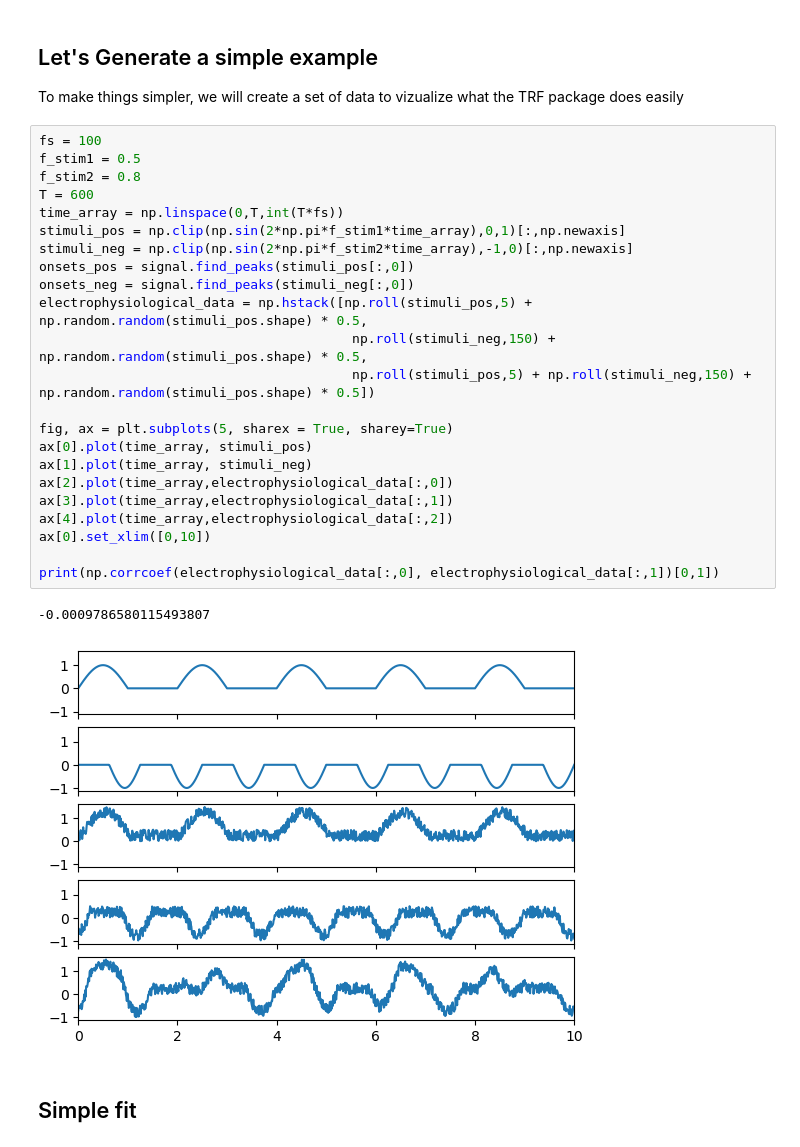
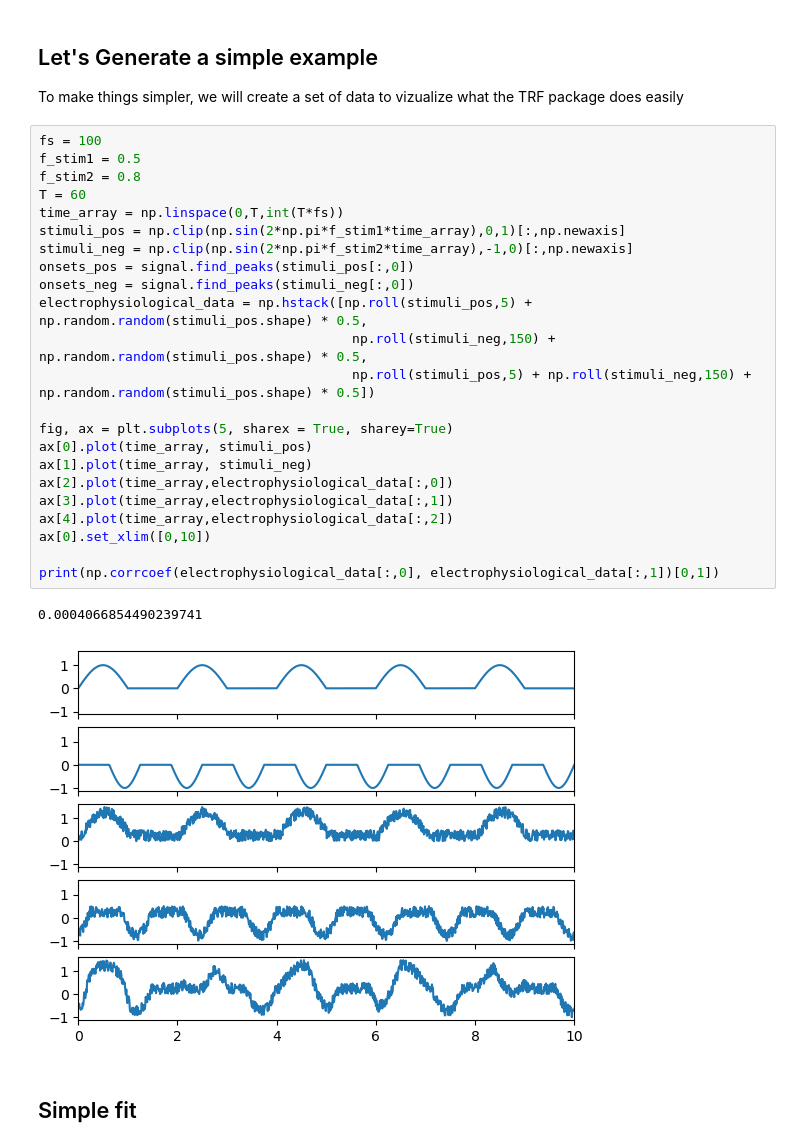
Before and after one commit to phg17/sPyEEG, a Jupyter notebook: demos/trf_forward_example.ipynb, the cells around one changed output. Saved outputs shown, nothing was run; the diff lists cells and outputs as text.

```diff
--- a/demos/trf_forward_example.ipynb
+++ b/demos/trf_forward_example.ipynb
@@ -28,29 +28,29 @@ To make things simpler, we will create a set of data to vizualize what the TRF p
 # %%
 fs = 100
 f_stim1 = 0.5
 f_stim2 = 0.8
-T = 600
+T = 60
 time_array = np.linspace(0,T,int(T*fs))
 stimuli_pos = np.clip(np.sin(2*np.pi*f_stim1*time_array),0,1)[:,np.newaxis]
 stimuli_neg = np.clip(np.sin(2*np.pi*f_stim2*time_array),-1,0)[:,np.newaxis]
 onsets_pos = signal.find_peaks(stimuli_pos[:,0])
 onsets_neg = signal.find_peaks(stimuli_neg[:,0])
 electrophysiological_data = np.hstack([np.roll(stimuli_pos,5) + np.random.random(stimuli_pos.shape) * 0.5,
                                         np.roll(stimuli_neg,150) + np.random.random(stimuli_pos.shape) * 0.5,
                                         np.roll(stimuli_pos,5) + np.roll(stimuli_neg,150) + np.random.random(stimuli_pos.shape) * 0.5])
 
 fig, ax = plt.subplots(5, sharex = True, sharey=True)
 ax[0].plot(time_array, stimuli_pos)
 ax[1].plot(time_array, stimuli_neg)
 ax[2].plot(time_array,electrophysiological_data[:,0])
 ax[3].plot(time_array,electrophysiological_data[:,1])
 ax[4].plot(time_array,electrophysiological_data[:,2])
 ax[0].set_xlim([0,10])
 
 print(np.corrcoef(electrophysiological_data[:,0], electrophysiological_data[:,1])[0,1])
 # %% [output]
--0.0009786580115493807
+0.0004066854490239741
-[figure, old version]
+[figure, new version]
 # %% [markdown]
 ## Simple fit
 # %%
```
Also changed, not shown: parts of 27 cells of this notebook, 3 other files.
